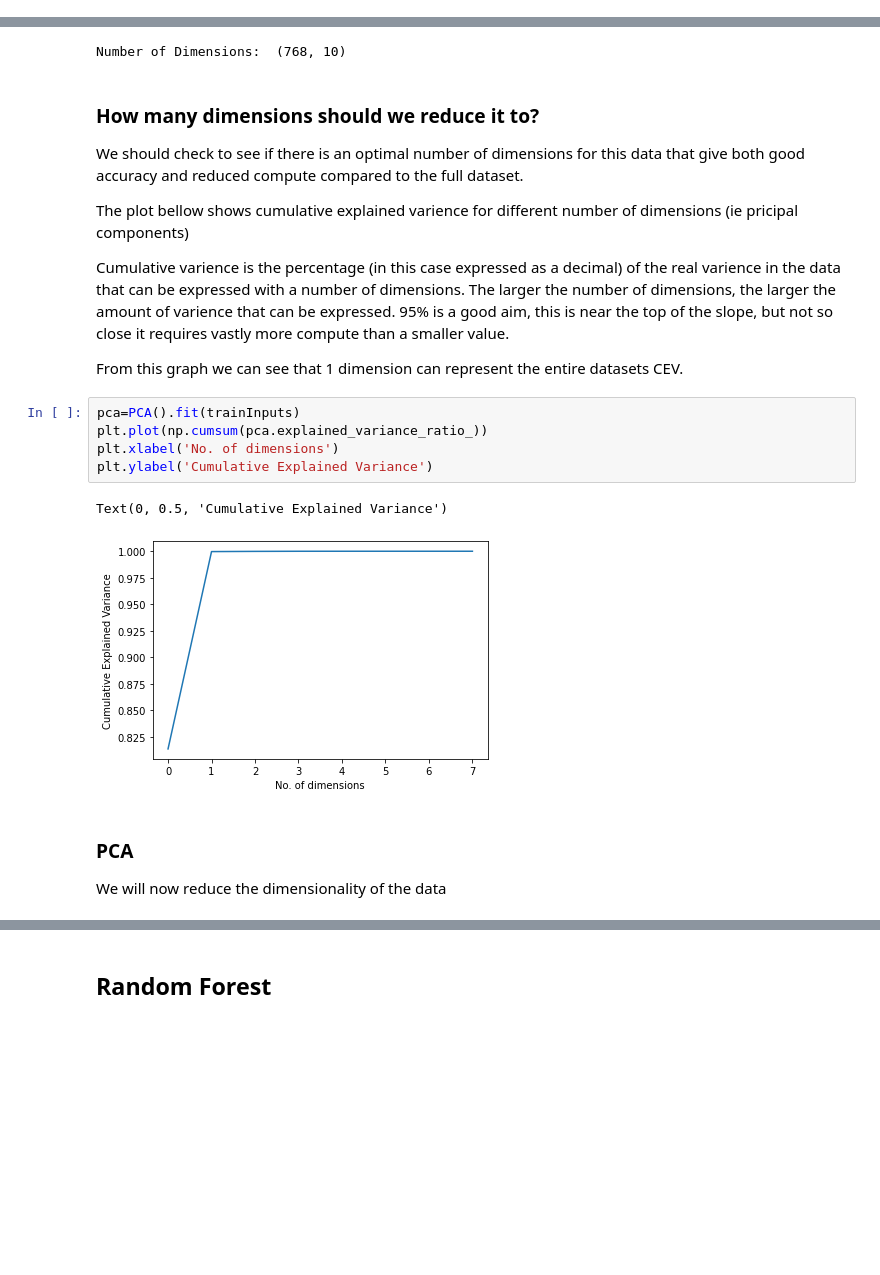
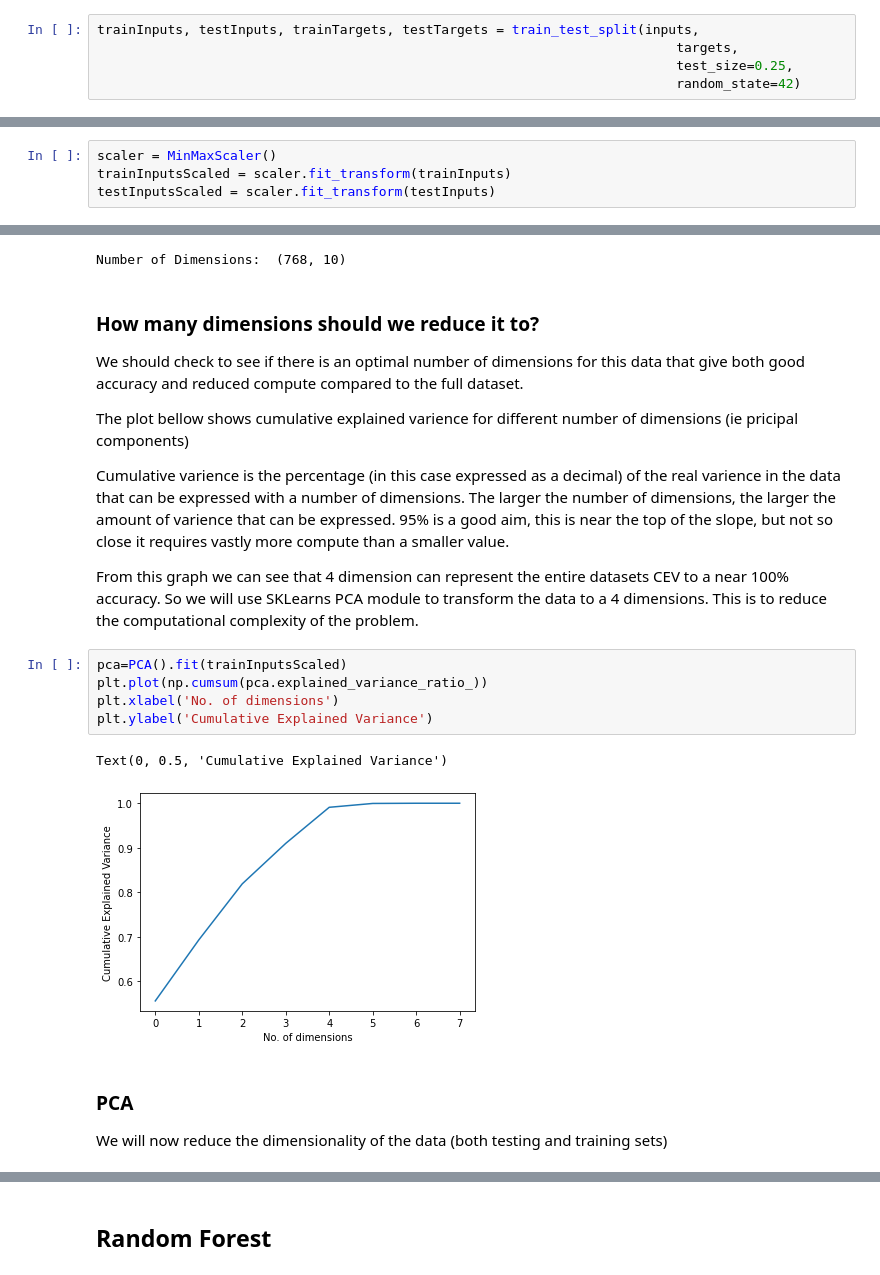
Before and after one commit to Dodecahedrane/COMP-2002-Assignment, a Jupyter notebook: Assignment Notebook.ipynb, the cells around one changed output, grey strips where cells are left out. Drawn from its saved outputs; the diff is of its cells as text; blank space fills up the shorter version.

```diff
--- a/Assignment Notebook.ipynb
+++ b/Assignment Notebook.ipynb
@@ -106,3 +92,8 @@ testTargets = targets[500:,:]
+# %%
+trainInputs, testInputs, trainTargets, testTargets = train_test_split(inputs,
+                                                                          targets,
+                                                                          test_size=0.25,
+                                                                          random_state=42)
 # %% [markdown]
 ### Shuffel the Array
 
@@ -118,0 +123,4 @@ testInputs, testTargets  = unison_shuffled_copies(testInputs, testTargets)
+# %%
+scaler = MinMaxScaler()
+trainInputsScaled = scaler.fit_transform(trainInputs)
+testInputsScaled = scaler.fit_transform(testInputs)
@@ -131,17 +148,17 @@ The plot bellow shows cumulative explained varience for different number of dime
 
 Cumulative varience is the percentage (in this case expressed as a decimal) of the real varience in the data that can be expressed with a number of dimensions. The larger the number of dimensions, the larger the amount of varience that can be expressed. 95% is a good aim, this is near the top of the slope, but not so close it requires vastly more compute than a smaller value.
 
-From this graph we can see that 1 dimension can represent the entire datasets CEV.
+From this graph we can see that 4 dimension can represent the entire datasets CEV to a near 100% accuracy. So we will use SKLearns PCA module to transform the data to a 4 dimensions. This is to reduce the computational complexity of the problem.
 # %%
-pca=PCA().fit(trainInputs)
+pca=PCA().fit(trainInputsScaled)
 plt.plot(np.cumsum(pca.explained_variance_ratio_))
 plt.xlabel('No. of dimensions')
 plt.ylabel('Cumulative Explained Variance')
 # %% [output]
 Text(0, 0.5, 'Cumulative Explained Variance')
-[figure, old version]
+[figure, new version]
 # %% [markdown]
 ### PCA
 
-We will now reduce the dimensionality of the data
+We will now reduce the dimensionality of the data (both testing and training sets)
 # %%
```
Also changed, not shown: parts of 19 cells of this notebook.
